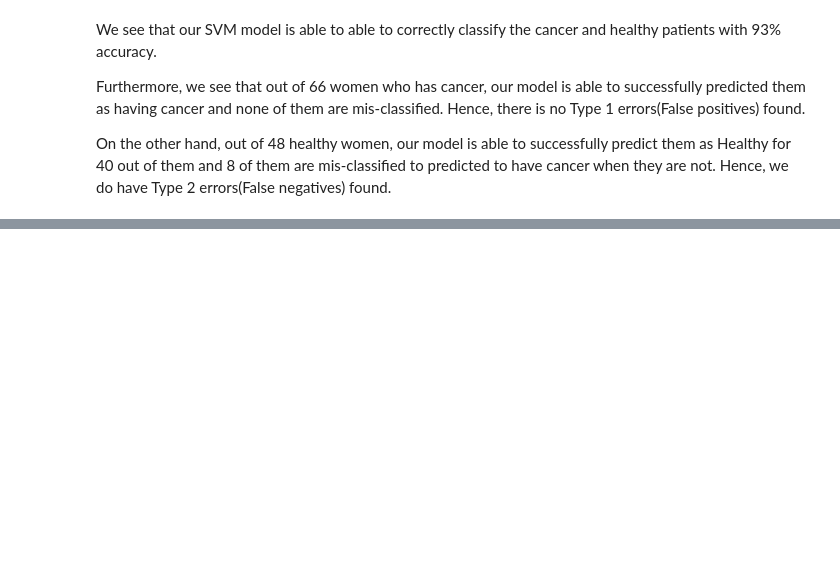
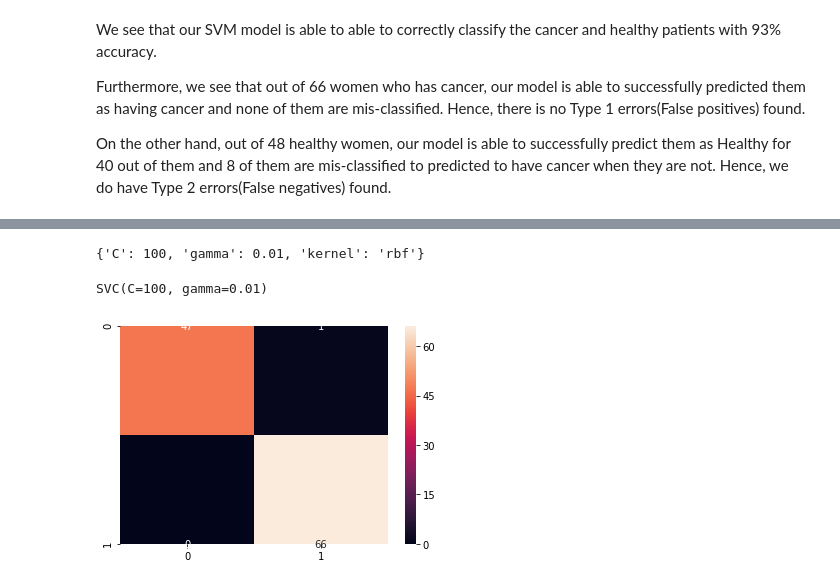
Before and after one commit to rameshs-data/CancerPrediction, a Jupyter notebook: Cancer_Prediction.ipynb, the cells around one changed output, grey strips where cells are left out. Cells and saved outputs as stored; diff of their text form; code cells hidden in the pictures; blank space fills up the shorter version.

```diff
--- a/Cancer_Prediction.ipynb
+++ b/Cancer_Prediction.ipynb
@@ -164,0 +434,6 @@ On the other hand, out of 48 healthy women, our model is able to successfully pr
+# %%
+X_train_mm = scaler_mm.fit_transform(X_train)
+# %%
+X_test_mm = scaler_mm.transform(X_test)
+# %%
+grid.fit(X_train_norm,y_train)
@@ -164,0 +463,14 @@ On the other hand, out of 48 healthy women, our model is able to successfully pr
+# %%
+grid.best_params_
+# %% [output]
+{'C': 100, 'gamma': 0.01, 'kernel': 'rbf'}
+# %%
+grid.best_estimator_
+# %% [output]
+SVC(C=100, gamma=0.01)
+# %%
+y_predict = grid.predict(X_test_mm)
+# %%
+sns.heatmap(confusion_matrix(y_test, y_predict),annot=True);
+# %% [output]
+[figure, added]
```
Also changed, not shown: parts of 55 cells of this notebook.
